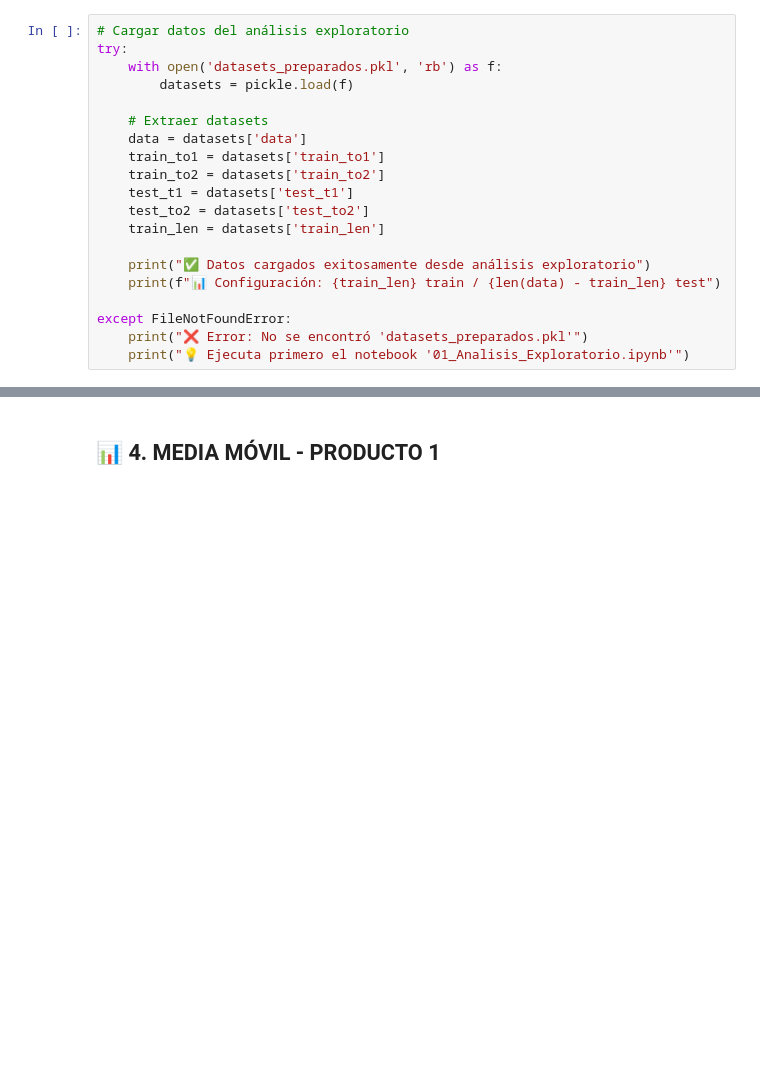
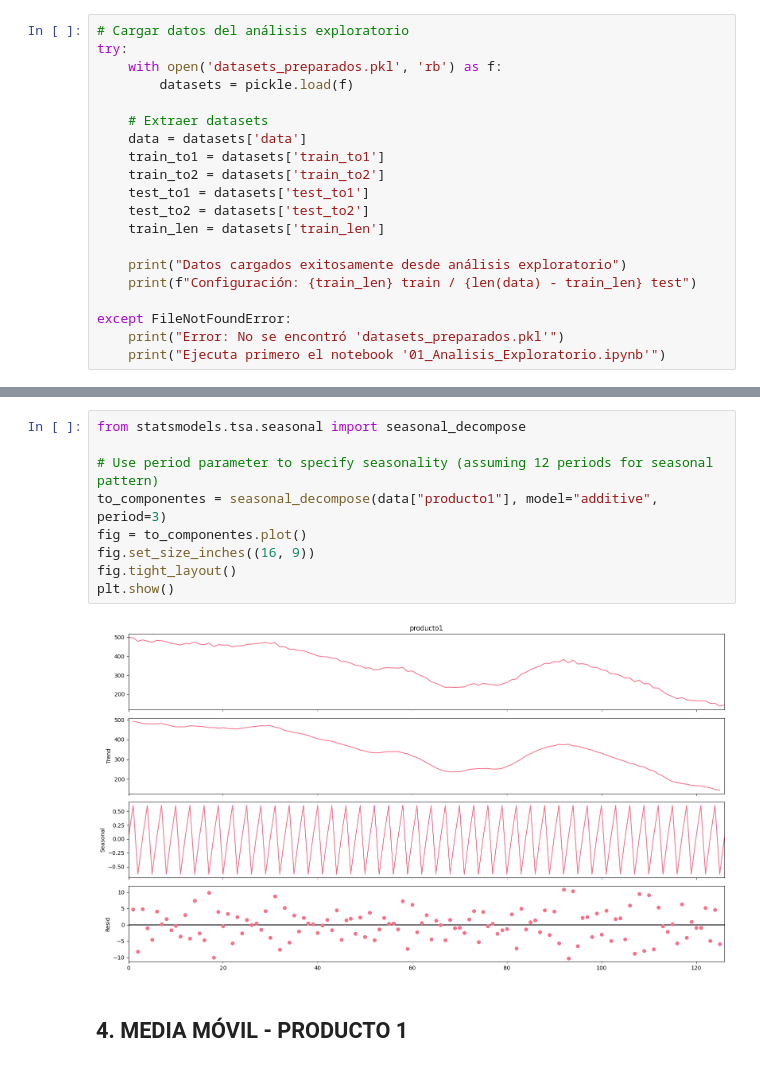
Before and after one commit to DarkLord0404/AAIII, a Jupyter notebook: Taller Final/02_Media_Movil_HoltWinters.ipynb, the cells around one changed output, grey strips where cells are left out. Drawn from its saved outputs; the diff is of its cells as text; blank space fills up the shorter version.

Commit message:
Avances, media movil, HW y tendencias

```diff
--- a/Taller Final/02_Media_Movil_HoltWinters.ipynb
+++ b/Taller Final/02_Media_Movil_HoltWinters.ipynb
@@ -36,13 +40,13 @@ try:
     data = datasets['data']
     train_to1 = datasets['train_to1']
     train_to2 = datasets['train_to2']
-    test_t1 = datasets['test_t1']
+    test_to1 = datasets['test_to1']
     test_to2 = datasets['test_to2']
     train_len = datasets['train_len']
 
-    print("✅ Datos cargados exitosamente desde análisis exploratorio")
-    print(f"📊 Configuración: {train_len} train / {len(data) - train_len} test")
+    print("Datos cargados exitosamente desde análisis exploratorio")
+    print(f"Configuración: {train_len} train / {len(data) - train_len} test")
 
 except FileNotFoundError:
-    print("❌ Error: No se encontró 'datasets_preparados.pkl'")
-    print("💡 Ejecuta primero el notebook '01_Analisis_Exploratorio.ipynb'")
+    print("Error: No se encontró 'datasets_preparados.pkl'")
+    print("Ejecuta primero el notebook '01_Analisis_Exploratorio.ipynb'")
@@ -152,3 +167,14 @@ print("✅ Funciones de Holt-Winters definidas")
+# %%
+from statsmodels.tsa.seasonal import seasonal_decompose
+
+# Use period parameter to specify seasonality (assuming 12 periods for seasonal pattern)
+to_componentes = seasonal_decompose(data["producto1"], model="additive", period=3)
+fig = to_componentes.plot()
+fig.set_size_inches((16, 9))
+fig.tight_layout()
+plt.show()
+# %% [output]
+[figure, added]
 # %% [markdown]
-## 📊 **4. MEDIA MÓVIL - PRODUCTO 1**
+## 4. MEDIA MÓVIL - PRODUCTO 1
 # %%
```
Also changed, not shown: parts of 77 cells of this notebook, 6 other files.
